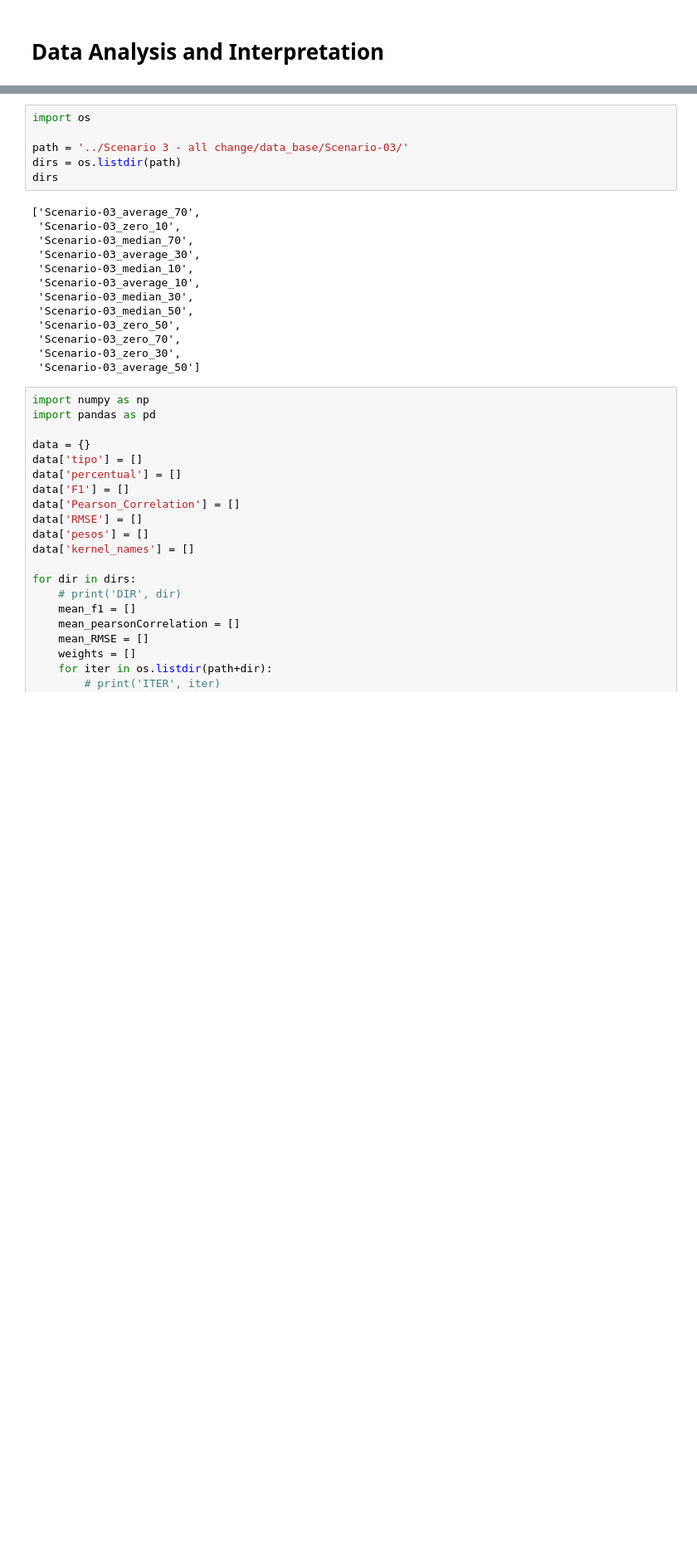
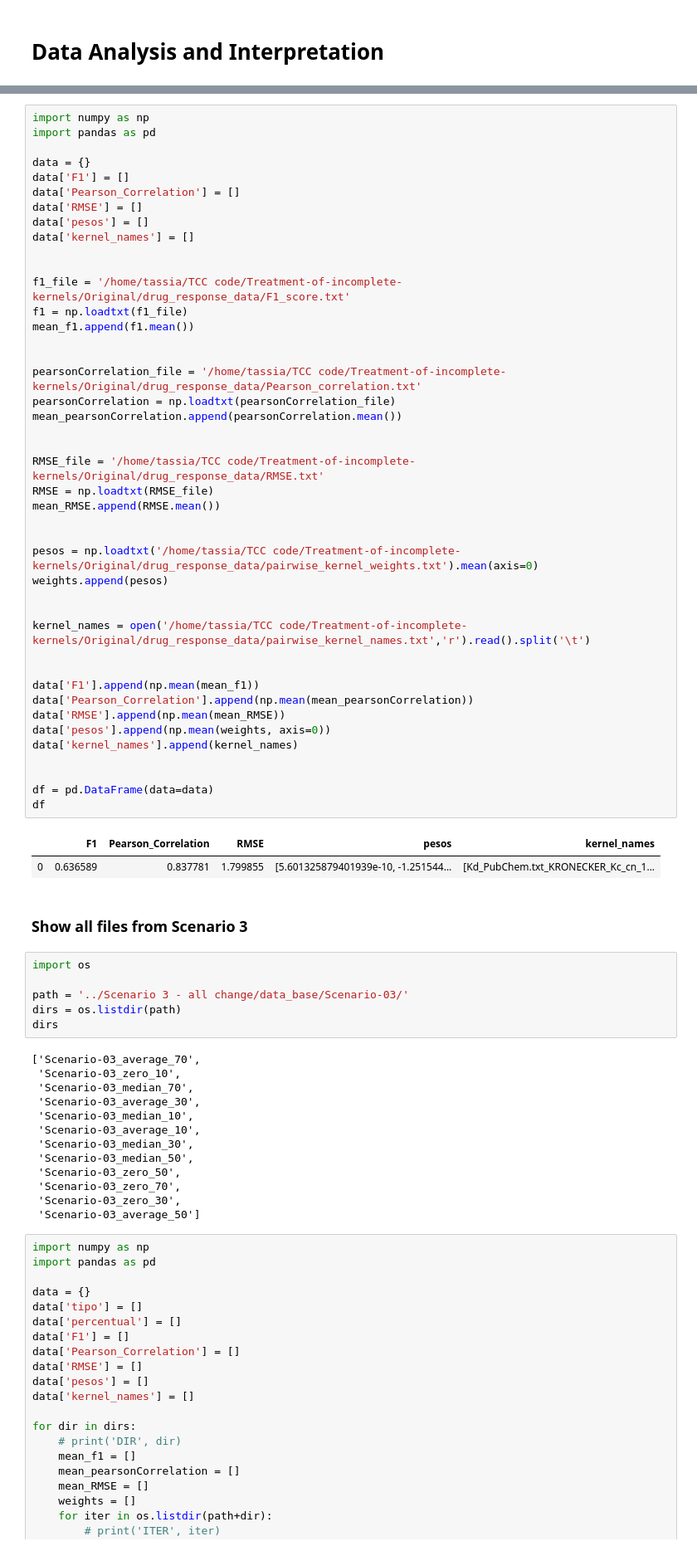
Before and after one commit to TassiaBastos/Treatment-of-incomplete-kernels, a Jupyter notebook: notebooks/analise_scenario3.ipynb, the cells around one changed output, grey strips where cells are left out. Shown at 83% size. Drawn from its saved outputs; the diff is of its cells as text; blank space fills up the shorter version.

```diff
--- a/notebooks/analise_scenario3.ipynb
+++ b/notebooks/analise_scenario3.ipynb
@@ -5,3 +26,51 @@
+# %%
+import numpy as np
+import pandas as pd
+
+data = {}
+data['F1'] = []
+data['Pearson_Correlation'] = []
+data['RMSE'] = []
+data['pesos'] = []
+data['kernel_names'] = []
+
+
+f1_file = '/home/tassia/TCC code/Treatment-of-incomplete-kernels/Original/drug_response_data/F1_score.txt'
+f1 = np.loadtxt(f1_file)
+mean_f1.append(f1.mean())
+
+
+pearsonCorrelation_file = '/home/tassia/TCC code/Treatment-of-incomplete-kernels/Original/drug_response_data/Pearson_correlation.txt'
+pearsonCorrelation = np.loadtxt(pearsonCorrelation_file)
+mean_pearsonCorrelation.append(pearsonCorrelation.mean())
+
+
+RMSE_file = '/home/tassia/TCC code/Treatment-of-incomplete-kernels/Original/drug_response_data/RMSE.txt'
+RMSE = np.loadtxt(RMSE_file)
+mean_RMSE.append(RMSE.mean())
+
+
+pesos = np.loadtxt('/home/tassia/TCC code/Treatment-of-incomplete-kernels/Original/drug_response_data/pairwise_kernel_weights.txt').mean(axis=0)
+weights.append(pesos)
+
+
+kernel_names = open('/home/tassia/TCC code/Treatment-of-incomplete-kernels/Original/drug_response_data/pairwise_kernel_names.txt','r').read().split('\t')
+
+
+data['F1'].append(np.mean(mean_f1))
+data['Pearson_Correlation'].append(np.mean(mean_pearsonCorrelation))
+data['RMSE'].append(np.mean(mean_RMSE))
+data['pesos'].append(np.mean(weights, axis=0))
+data['kernel_names'].append(kernel_names)
+
+
+df = pd.DataFrame(data=data)
+df
+# %% [output]
+|  | F1 | Pearson_Correlation | RMSE | pesos | kernel_names |
+| 0 | 0.636589 | 0.837781 | 1.799855 | [5.601325879401939e-10, -1.251544... | [Kd_PubChem.txt_KRONECKER_Kc_cn_1... |
+# %% [markdown]
+### Show all files from Scenario 3
 # %%
 import os
 
```
Also changed, not shown: parts of 2 cells of this notebook.
